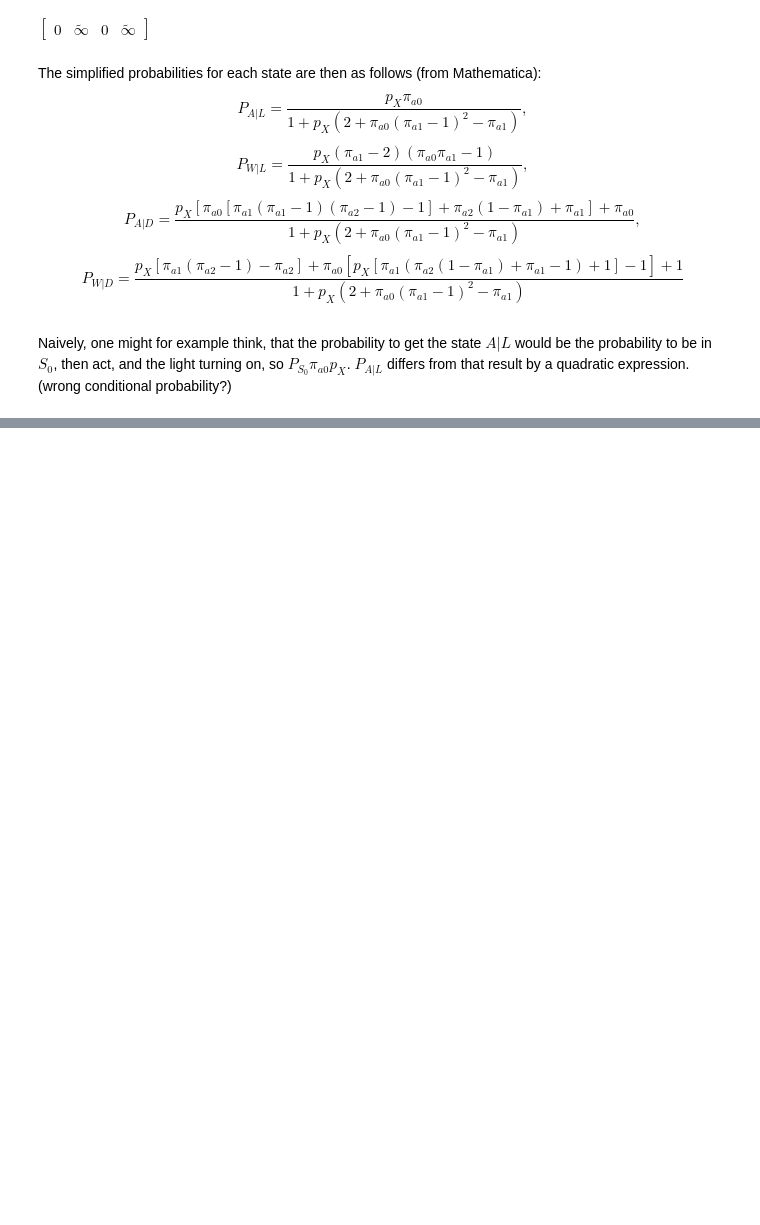
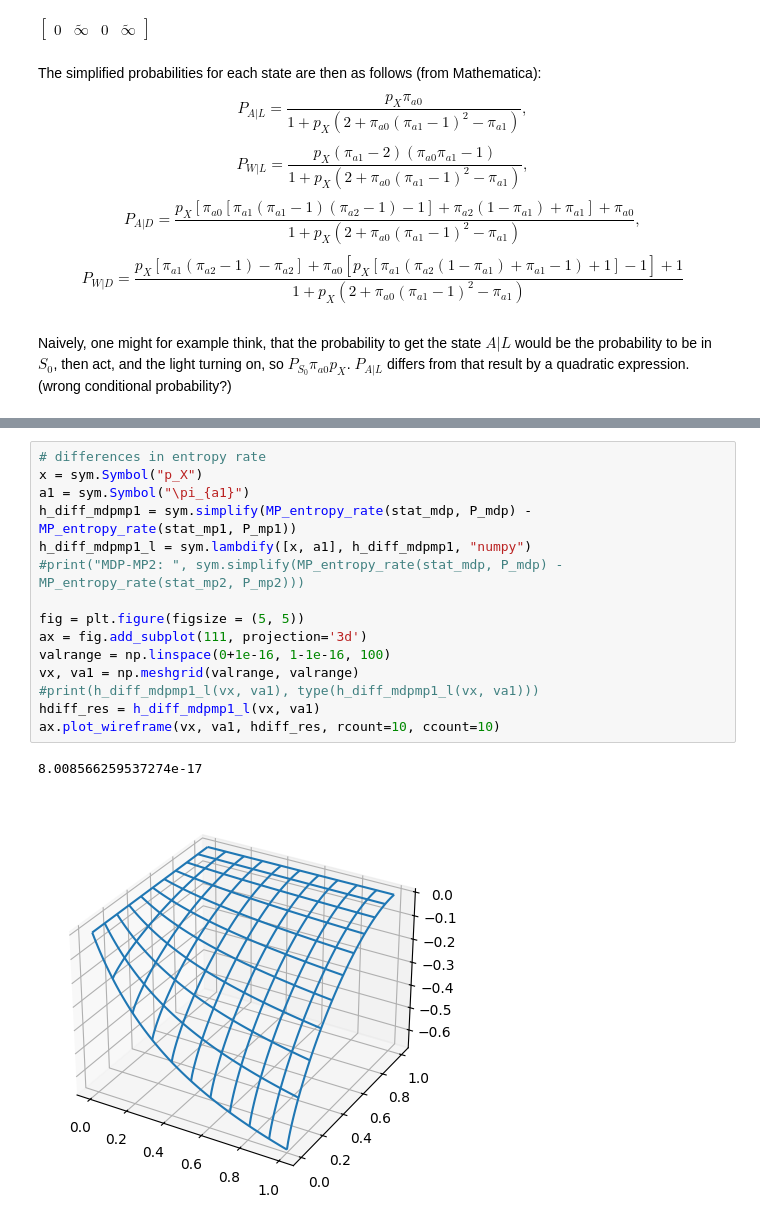
Before and after one commit to LukasPrader/BscThesis_Physics_uibk, a Jupyter notebook: POMDP_analysis.ipynb, the cells around one changed output, grey strips where cells are left out. Saved outputs shown, nothing was run; the diff lists cells and outputs as text; blank space fills up the shorter version.

```diff
--- a/POMDP_analysis.ipynb
+++ b/POMDP_analysis.ipynb
@@ -267,0 +401,18 @@ $P_{A|L}$ differs from that result by a quadratic expression. (wrong conditional
+# %%
+# differences in entropy rate
+x = sym.Symbol("p_X")
+a1 = sym.Symbol("\pi_{a1}")
+h_diff_mdpmp1 = sym.simplify(MP_entropy_rate(stat_mdp, P_mdp) - MP_entropy_rate(stat_mp1, P_mp1))
+h_diff_mdpmp1_l = sym.lambdify([x, a1], h_diff_mdpmp1, "numpy")
+#print("MDP-MP2: ", sym.simplify(MP_entropy_rate(stat_mdp, P_mdp) - MP_entropy_rate(stat_mp2, P_mp2)))
+
+fig = plt.figure(figsize = (5, 5))
+ax = fig.add_subplot(111, projection='3d')
+valrange = np.linspace(0+1e-16, 1-1e-16, 100)
+vx, va1 = np.meshgrid(valrange, valrange)
+#print(h_diff_mdpmp1_l(vx, va1), type(h_diff_mdpmp1_l(vx, va1)))
+hdiff_res = h_diff_mdpmp1_l(vx, va1)
+ax.plot_wireframe(vx, va1, hdiff_res, rcount=10, ccount=10)
+# %% [output]
+8.008566259537274e-17
+[figure, added]
```
Also changed, not shown: parts of 19 cells of this notebook, 2 other files.
